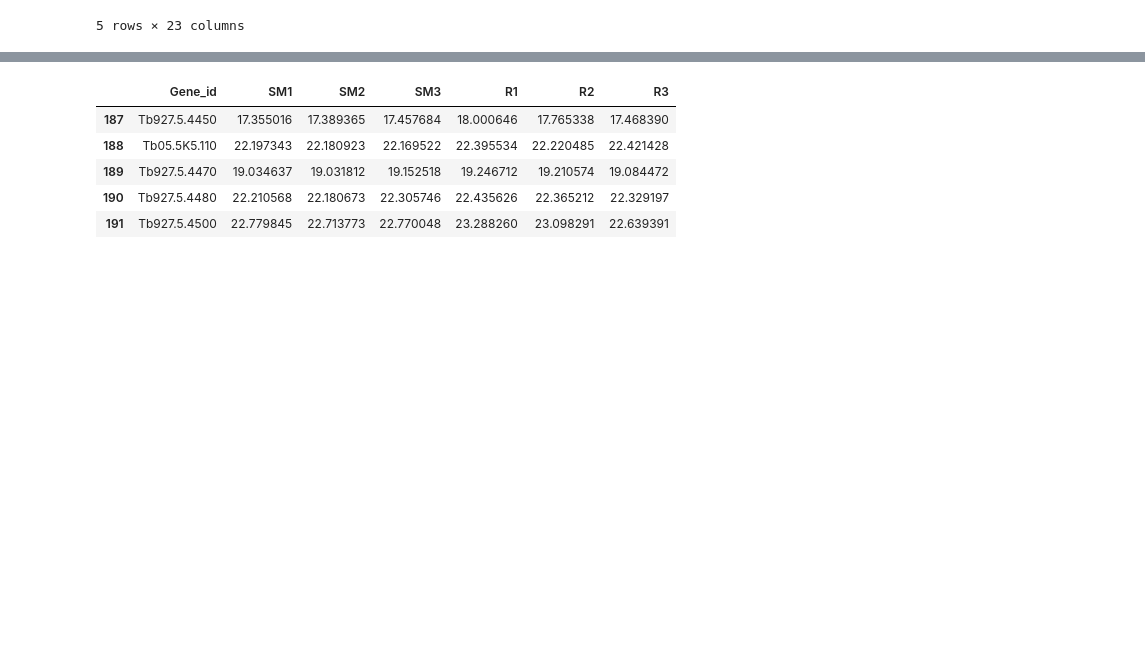
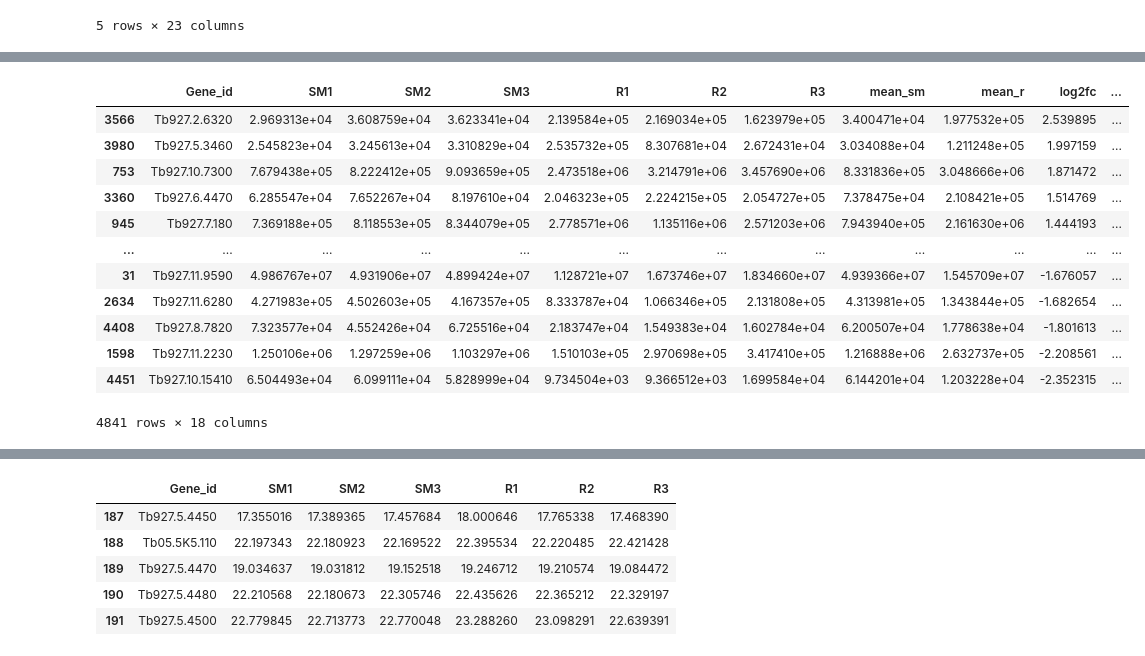
Before and after one commit to mtinti/lucia_tmt_compound_x_data, a Jupyter notebook: analysis_def.ipynb, the cells around one changed output, grey strips where cells are left out. Saved outputs shown, nothing was run; the diff lists cells and outputs as text; code cells hidden in the pictures; blank space fills up the shorter version.

```diff
--- a/analysis_def.ipynb
+++ b/analysis_def.ipynb
@@ -239,0 +278,4 @@ temp.to_csv('Lucia_new.csv')
+# %%
+extra = df.set_index('Gene_id')[['Fasta headers','Majority protein IDs']]
+extra.columns = ['desc2','ids2']
+extra.head()
@@ -239,0 +298,3 @@ temp.to_csv('Lucia_new.csv')
+# %%
+norm_selection = norm_selection.join(df[['Gene_id','desc']])
+norm_selection.head()
@@ -239,0 +308,4 @@ temp.to_csv('Lucia_new.csv')
+# %%
+norm_selection = norm_selection.set_index(
+    'Gene_id').join(polys_res.set_index('V1')[['FDR PolySTest C2 vs C1']])
+norm_selection.head()
@@ -239,0 +320,3 @@ temp.to_csv('Lucia_new.csv')
+# %%
+norm_selection=norm_selection.reset_index()
+norm_selection.head()
@@ -240 +330,17 @@ temp.to_csv('Lucia_new.csv')
+# %%
+norm_selection.sort_values('log2fc',ascending=False)
+# %% [output]
+|  | Gene_id | SM1 | SM2 | SM3 | R1 | R2 | R3 | mean_sm | mean_r | log2fc | ... |
+| 3566 | Tb927.2.6320 | 2.969313e+04 | 3.608759e+04 | 3.623341e+04 | 2.139584e+05 | 2.169034e+05 | 1.623979e+05 | 3.400471e+04 | 1.977532e+05 | 2.539895 | ... |
+| 3980 | Tb927.5.3460 | 2.545823e+04 | 3.245613e+04 | 3.310829e+04 | 2.535732e+05 | 8.307681e+04 | 2.672431e+04 | 3.034088e+04 | 1.211248e+05 | 1.997159 | ... |
+| 753 | Tb927.10.7300 | 7.679438e+05 | 8.222412e+05 | 9.093659e+05 | 2.473518e+06 | 3.214791e+06 | 3.457690e+06 | 8.331836e+05 | 3.048666e+06 | 1.871472 | ... |
+| 3360 | Tb927.6.4470 | 6.285547e+04 | 7.652267e+04 | 8.197610e+04 | 2.046323e+05 | 2.224215e+05 | 2.054727e+05 | 7.378475e+04 | 2.108421e+05 | 1.514769 | ... |
+| 945 | Tb927.7.180 | 7.369188e+05 | 8.118553e+05 | 8.344079e+05 | 2.778571e+06 | 1.135116e+06 | 2.571203e+06 | 7.943940e+05 | 2.161630e+06 | 1.444193 | ... |
+| ... | ... | ... | ... | ... | ... | ... | ... | ... | ... | ... | ... |
+| 31 | Tb927.11.9590 | 4.986767e+07 | 4.931906e+07 | 4.899424e+07 | 1.128721e+07 | 1.673746e+07 | 1.834660e+07 | 4.939366e+07 | 1.545709e+07 | -1.676057 | ... |
+| 2634 | Tb927.11.6280 | 4.271983e+05 | 4.502603e+05 | 4.167357e+05 | 8.333787e+04 | 1.066346e+05 | 2.131808e+05 | 4.313981e+05 | 1.343844e+05 | -1.682654 | ... |
+| 4408 | Tb927.8.7820 | 7.323577e+04 | 4.552426e+04 | 6.725516e+04 | 2.183747e+04 | 1.549383e+04 | 1.602784e+04 | 6.200507e+04 | 1.778638e+04 | -1.801613 | ... |
+| 1598 | Tb927.11.2230 | 1.250106e+06 | 1.297259e+06 | 1.103297e+06 | 1.510103e+05 | 2.970698e+05 | 3.417410e+05 | 1.216888e+06 | 2.632737e+05 | -2.208561 | ... |
+| 4451 | Tb927.10.15410 | 6.504493e+04 | 6.099111e+04 | 5.828999e+04 | 9.734504e+03 | 9.366512e+03 | 1.699584e+04 | 6.144201e+04 | 1.203228e+04 | -2.352315 | ... |
+4841 rows × 18 columns
 # %%
```
Also changed, not shown: parts of 13 cells of this notebook, 3 other files.
